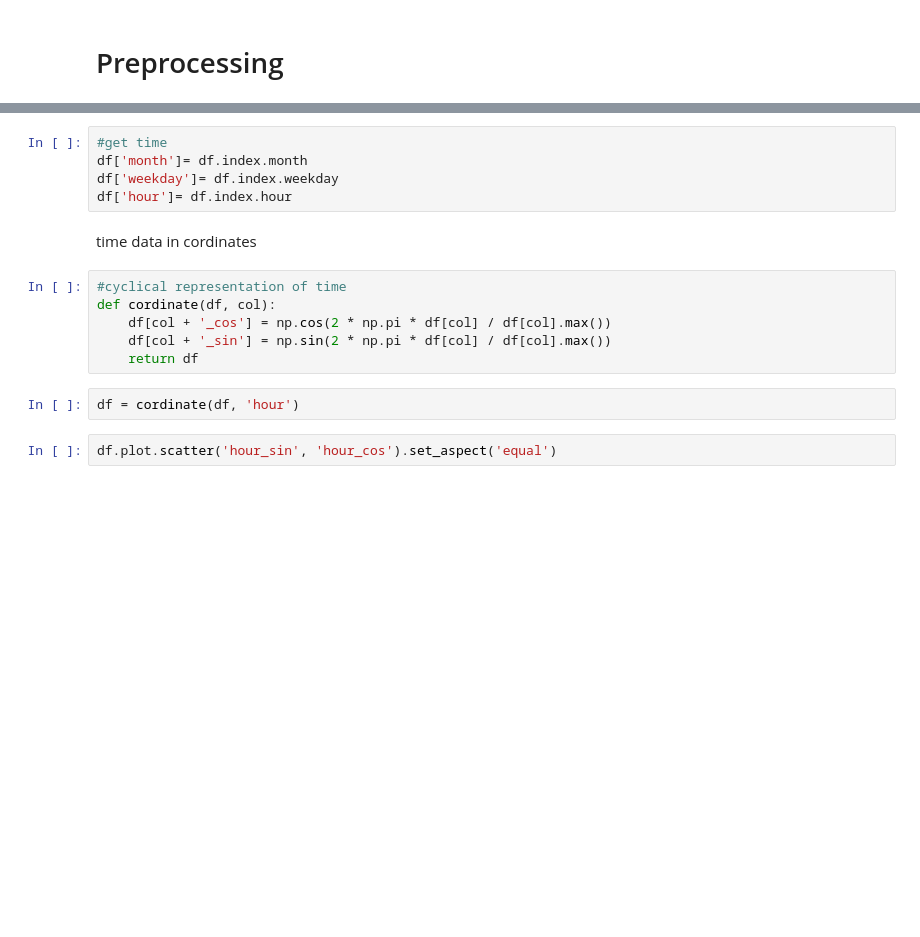
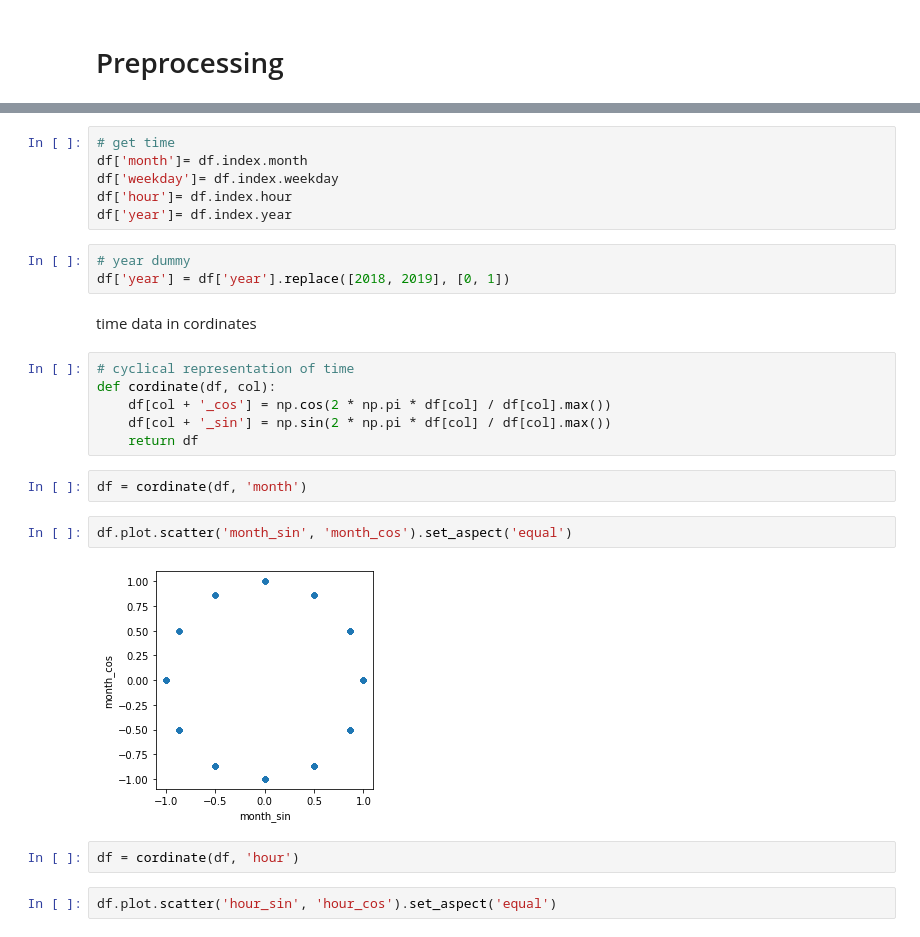
Before and after one commit to taro-tsuchiya/Profitability-of-Cryptocurrency-Pump-and-Dump-Schemes, a Jupyter notebook: notebook/preprocessing.ipynb, the cells around one changed output, grey strips where cells are left out. Cells and saved outputs as stored; diff of their text form; blank space fills up the shorter version.

```diff
--- a/notebook/preprocessing.ipynb
+++ b/notebook/preprocessing.ipynb
@@ -94,16 +99,26 @@ note that 91 pumps are using coins on the rankings, but we assume that market ca
 # %%
-#get time
+# get time
 df['month']= df.index.month
 df['weekday']= df.index.weekday
 df['hour']= df.index.hour
+df['year']= df.index.year
+# %%
+# year dummy
+df['year'] = df['year'].replace([2018, 2019], [0, 1])
 # %% [markdown]
 time data in cordinates
 # %%
-#cyclical representation of time
+# cyclical representation of time
 def cordinate(df, col):
     df[col + '_cos'] = np.cos(2 * np.pi * df[col] / df[col].max())
     df[col + '_sin'] = np.sin(2 * np.pi * df[col] / df[col].max())
     return df
+# %%
+df = cordinate(df, 'month')
+# %%
+df.plot.scatter('month_sin', 'month_cos').set_aspect('equal')
+# %% [output]
+[figure, added]
 # %%
 df = cordinate(df, 'hour')
 # %%
```
Also changed, not shown: parts of 21 cells of this notebook, 1 other file.
